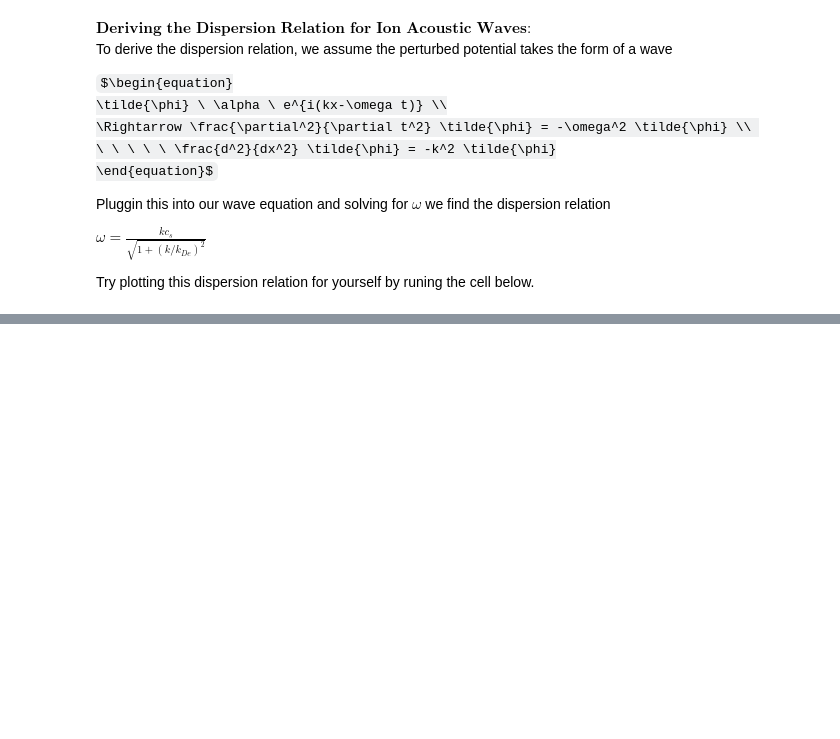
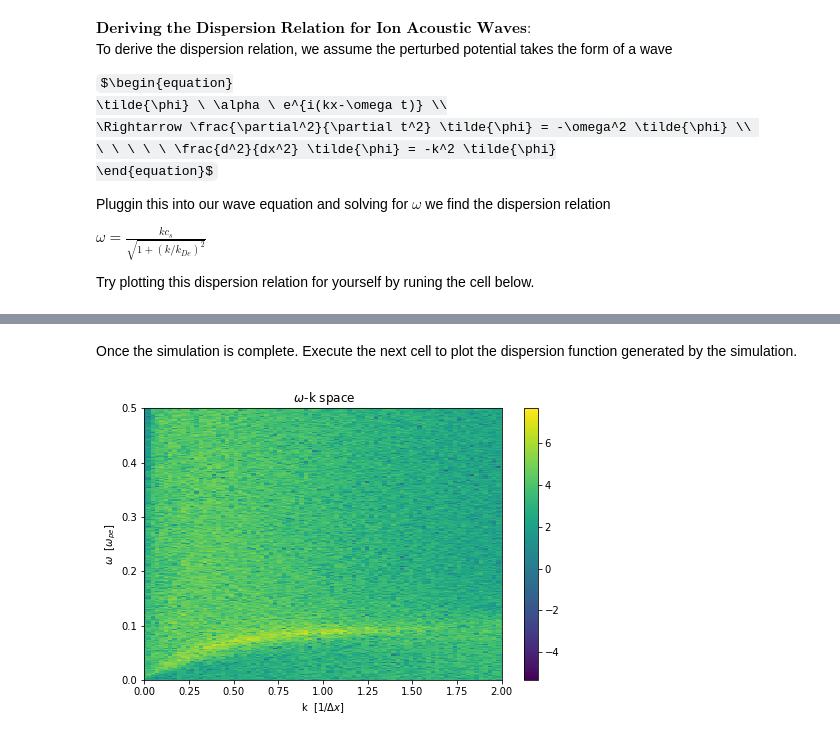
Before and after one commit to UCLA-Plasma-Simulation-Group/JupyterPIC, a Jupyter notebook: dev/iaw-fluid-theory/iaw-fluid-theory.ipynb, the cells around one changed output, grey strips where cells are left out. Cells and saved outputs as stored; diff of their text form; code cells hidden in the pictures; some formulas as TeX source; blank space fills up the shorter version.

```diff
--- a/dev/iaw-fluid-theory/iaw-fluid-theory.ipynb
+++ b/dev/iaw-fluid-theory/iaw-fluid-theory.ipynb
@@ -238,4 +278,6 @@ import osiris
-# %%
-# case 1 has Te/Ti > 10?
-dirname = 'case1'
-osiris.run_upic_es(rundir=dirname, inputfile='case1.in')
+# %% [markdown]
+Once the simulation is complete.  Execute the next cell to plot the dispersion function generated by the simulation.
+# %%
+osiris.wk_upic_iaw(rundir='case1', field='Ex', wlim=[0,0.5], klim=[0,2], vtx=2.0, show_theory=False)
+# %% [output]
+[figure, added]
```
Also changed, not shown: parts of 21 cells of this notebook.
